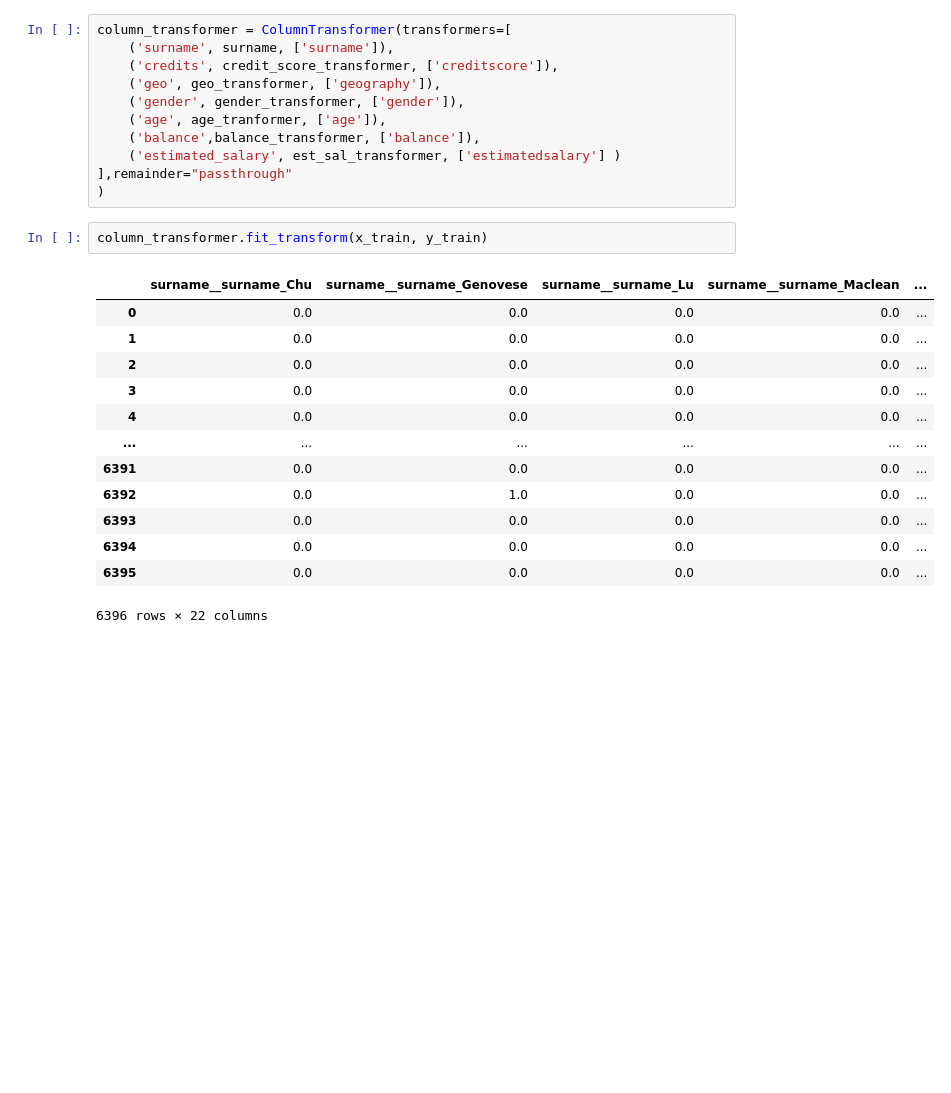
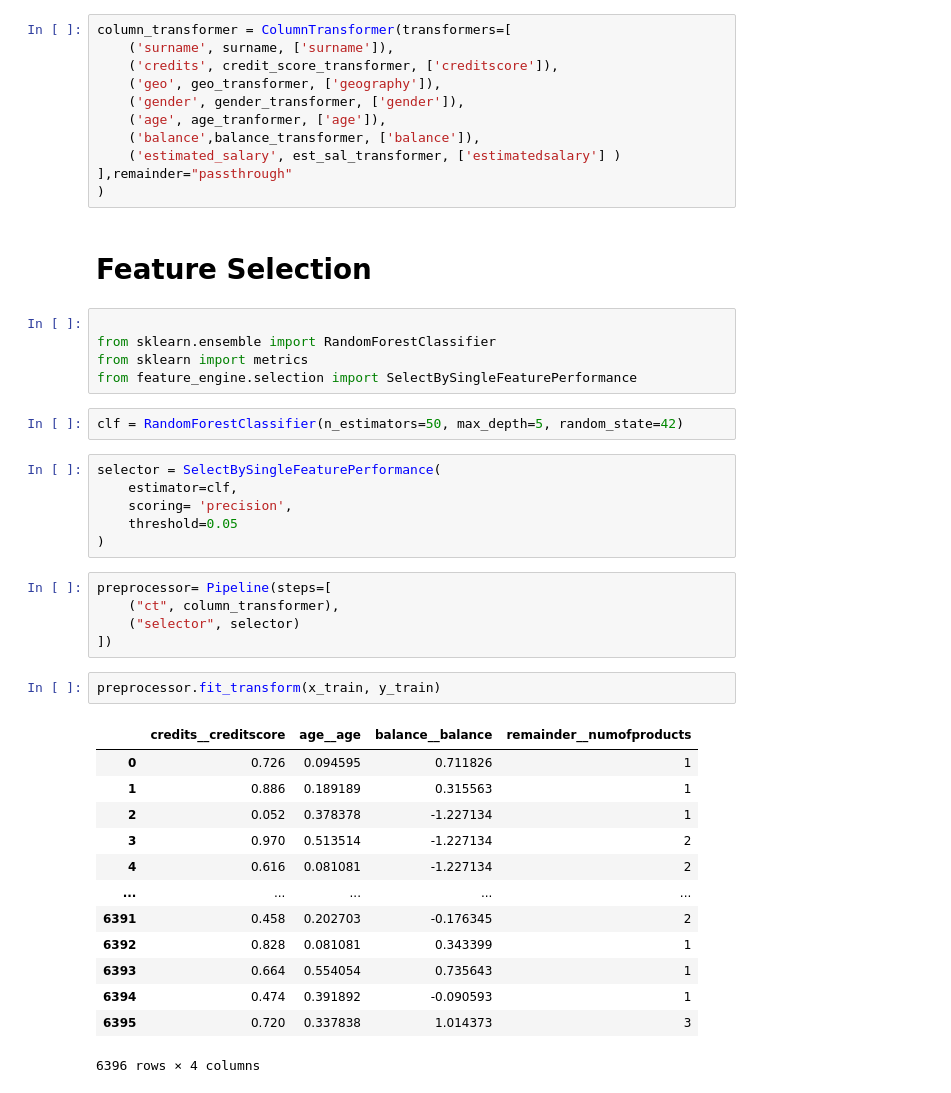
Before and after one commit to Satish-Kumar-1/customer-churn-prediction, a Jupyter notebook: Research/notebook/feature_engineering.ipynb, the cells around one changed output. Saved outputs shown, nothing was run; the diff lists cells and outputs as text; blank space fills up the shorter version.

Commit message:
base_model_training

```diff
--- a/Research/notebook/feature_engineering.ipynb
+++ b/Research/notebook/feature_engineering.ipynb
@@ -192,22 +196,42 @@ column_transformer = ColumnTransformer(transformers=[
     ('estimated_salary', est_sal_transformer, ['estimatedsalary'] )
 ],remainder="passthrough"
 )
+# %% [markdown]
+# Feature Selection
+# %%
+
+from sklearn.ensemble import RandomForestClassifier
+from sklearn import metrics
+from feature_engine.selection import SelectBySingleFeaturePerformance
+# %%
+clf = RandomForestClassifier(n_estimators=50, max_depth=5, random_state=42)
+# %%
+selector = SelectBySingleFeaturePerformance(
+    estimator=clf,
+    scoring= 'precision',
+    threshold=0.05
+)
+# %%
+preprocessor= Pipeline(steps=[
+    ("ct", column_transformer),
+    ("selector", selector)
+])
 # %%
-column_transformer.fit_transform(x_train, y_train)
+preprocessor.fit_transform(x_train, y_train)
 # %% [output]
-|  | surname__surname_Chu | surname__surname_Genovese | surname__surname_Lu | surname__surname_Maclean | ... |
-| 0 | 0.0 | 0.0 | 0.0 | 0.0 | ... |
-| 1 | 0.0 | 0.0 | 0.0 | 0.0 | ... |
-| 2 | 0.0 | 0.0 | 0.0 | 0.0 | ... |
-| 3 | 0.0 | 0.0 | 0.0 | 0.0 | ... |
-| 4 | 0.0 | 0.0 | 0.0 | 0.0 | ... |
-| ... | ... | ... | ... | ... | ... |
-| 6391 | 0.0 | 0.0 | 0.0 | 0.0 | ... |
-| 6392 | 0.0 | 1.0 | 0.0 | 0.0 | ... |
-| 6393 | 0.0 | 0.0 | 0.0 | 0.0 | ... |
-| 6394 | 0.0 | 0.0 | 0.0 | 0.0 | ... |
-| 6395 | 0.0 | 0.0 | 0.0 | 0.0 | ... |
+|  | credits__creditscore | age__age | balance__balance | remainder__numofproducts |
+| 0 | 0.726 | 0.094595 | 0.711826 | 1 |
+| 1 | 0.886 | 0.189189 | 0.315563 | 1 |
+| 2 | 0.052 | 0.378378 | -1.227134 | 1 |
+| 3 | 0.970 | 0.513514 | -1.227134 | 2 |
+| 4 | 0.616 | 0.081081 | -1.227134 | 2 |
+| ... | ... | ... | ... | ... |
+| 6391 | 0.458 | 0.202703 | -0.176345 | 2 |
+| 6392 | 0.828 | 0.081081 | 0.343399 | 1 |
+| 6393 | 0.664 | 0.554054 | 0.735643 | 1 |
+| 6394 | 0.474 | 0.391892 | -0.090593 | 1 |
+| 6395 | 0.720 | 0.337838 | 1.014373 | 3 |
-6396 rows × 22 columns
+6396 rows × 4 columns
 # %%
 x_train.head()
 # %% [output]
```
Also changed, not shown: parts of 5 cells of this notebook, 7 other files.
